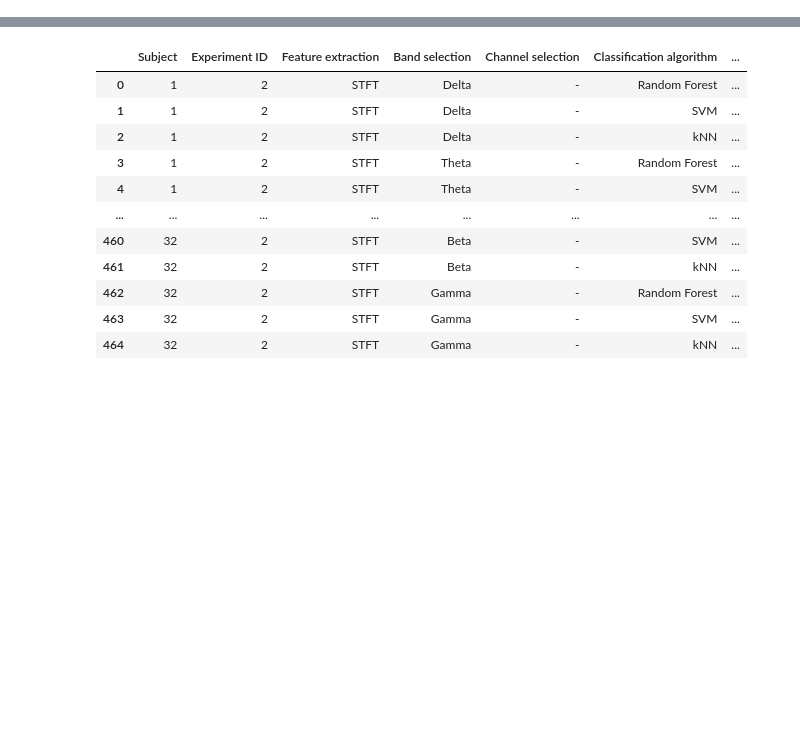
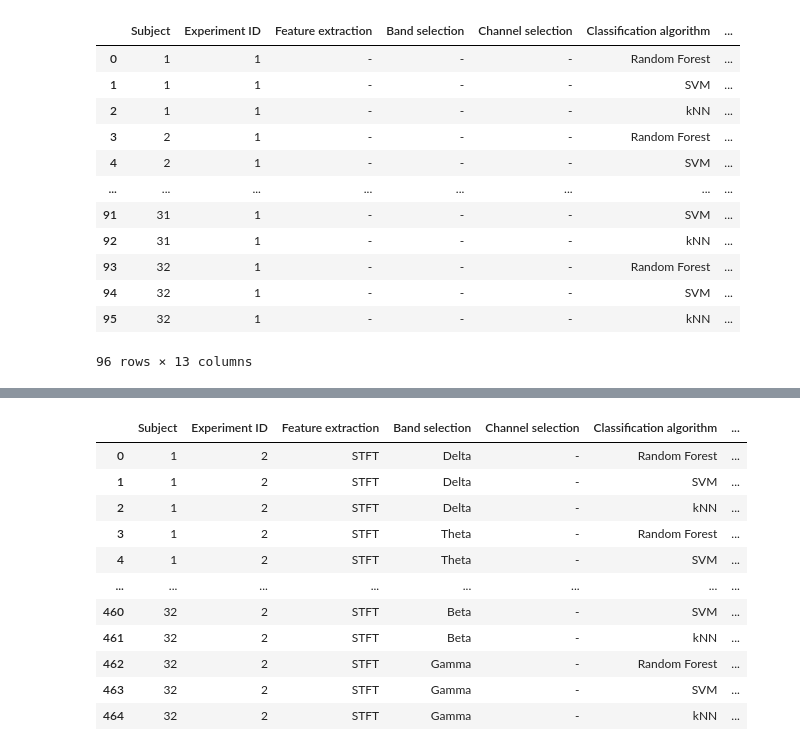
Before and after one commit to imjaimeortiz/TFG_BCI_Emotions_tests, a Jupyter notebook: acc_summary.ipynb, the cells around one changed output, grey strips where cells are left out. Cells and saved outputs as stored; diff of their text form; code cells hidden in the pictures; blank space fills up the shorter version.

```diff
--- a/acc_summary.ipynb
+++ b/acc_summary.ipynb
@@ -5,7 +5,7 @@ import numpy as np
 from statistics import mean
 
 
-#exp1_df
+exp1_df = pd.read_csv("Experiment1.csv")
 exp2_df = pd.read_csv("Experiment2.csv")
 exp3_df = pd.read_csv("Experiment3.csv")
 exp4_df = pd.read_csv("Experiment4.csv")
@@ -16,3 +16,19 @@ exp7_df = pd.read_csv("Experiment7.csv")
 rf_means = []
 svm_means = []
 knn_means = []
+# %%
+exp1_df
+# %% [output]
+|  | Subject | Experiment ID | Feature extraction | Band selection | Channel selection | Classification algorithm | ... |
+| 0 | 1 | 1 | - | - | - | Random Forest | ... |
+| 1 | 1 | 1 | - | - | - | SVM | ... |
+| 2 | 1 | 1 | - | - | - | kNN | ... |
+| 3 | 2 | 1 | - | - | - | Random Forest | ... |
+| 4 | 2 | 1 | - | - | - | SVM | ... |
+| ... | ... | ... | ... | ... | ... | ... | ... |
+| 91 | 31 | 1 | - | - | - | SVM | ... |
+| 92 | 31 | 1 | - | - | - | kNN | ... |
+| 93 | 32 | 1 | - | - | - | Random Forest | ... |
+| 94 | 32 | 1 | - | - | - | SVM | ... |
+| 95 | 32 | 1 | - | - | - | kNN | ... |
+96 rows × 13 columns
```
Also changed, not shown: parts of 4 cells of this notebook, 4 other files.
